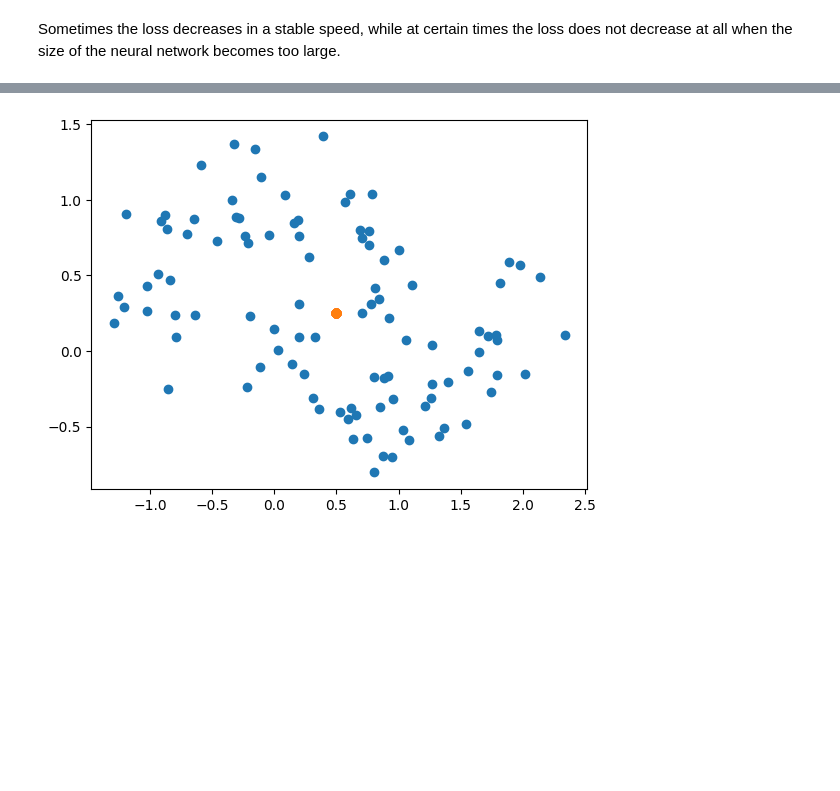
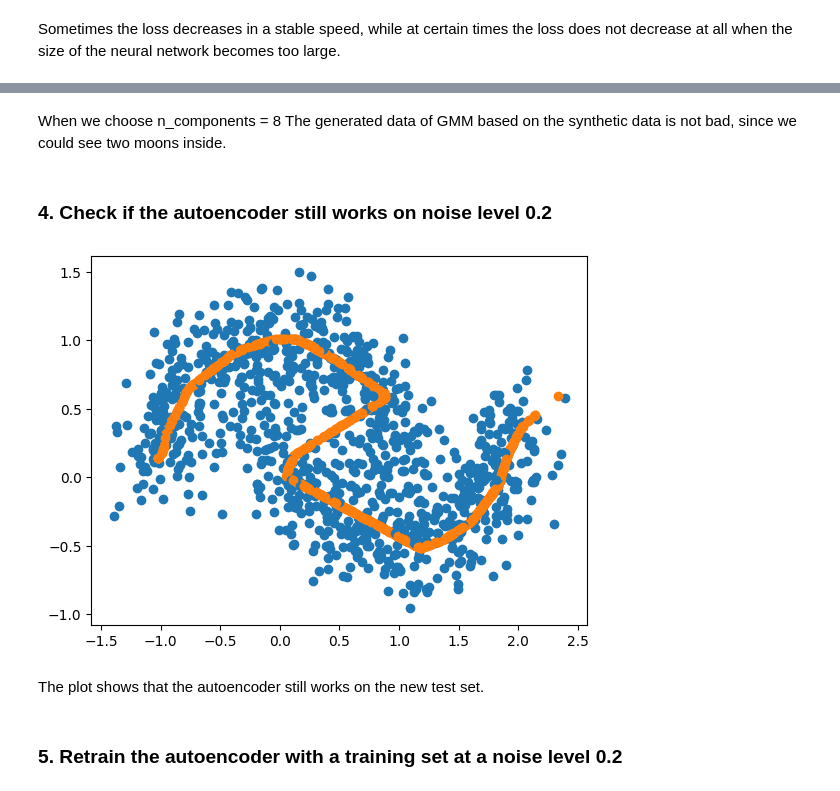
Before and after one commit to Max-Hi/GenNN, a Jupyter notebook: Exercise_2/autoencoders.ipynb, the cells around one changed output, grey strips where cells are left out. Cells and saved outputs as stored; diff of their text form; code cells hidden in the pictures; blank space fills up the shorter version.

```diff
--- a/Exercise_2/autoencoders.ipynb
+++ b/Exercise_2/autoencoders.ipynb
@@ -13,9 +16,6 @@ batch_size = 100
 
 input_size = 2
 bottleneck_size = 1
-hidden_size = 20
-layers = 10
-# satisfactory performance with: hidden size = 20 layers = 10
 # %%
 class Autoencoder(nn.Module):
     def __init__(self, input_size = 2, \
@@ -48,3 +48,18 @@ class Autoencoder(nn.Module):
         x = self.encoder(x)
         x = self.decoder(x)
         return x
+
+    def fit(self, train_loader, epochs = 100):
+        criterion = nn.MSELoss()
+        optimizer = optim.Adam(self.parameters(), lr=0.001)
+        for epoch in range(epochs):
+            running_loss = 0.0
+            for data in train_loader:
+                inputs = data.float()
+                optimizer.zero_grad()
+                outputs = self(inputs)
+                loss = criterion(outputs, inputs)
+                loss.backward()
+                optimizer.step()
+                running_loss += loss.item()
+            # print('Epoch: %d, loss: %.3f' % (epoch + 1, running_loss / len(train_loader)))
@@ -51 +131,6 @@ class Autoencoder(nn.Module):
+# %%
+hidden_size = 20
+layers = 5
+bottleneck_size = 1
+# satisfactory performance with: hidden size = 20 layers = 5
 # %%
@@ -99,7 +192,7 @@ def plot_images(original, reconstructed):
     plt.show()
 # %%
 with torch.no_grad():
-    test_data, _ = make_moons(n_samples=100, noise=0.1)
+    test_data, _ = make_moons(n_samples=1000, noise=0.1)
     test_data = torch.from_numpy(test_data).float()
     recon_data = autoencoder(test_data)
     plot_images(test_data, recon_data)
@@ -137,11 +251,19 @@ sklearn.mixture._gaussian_mixture.GaussianMixture
+# %% [markdown]
+When we choose n_components = 8 The generated data of GMM based on the synthetic data is not bad, since we could see two moons inside.
+# %% [markdown]
+### 4. Check if the autoencoder still works on noise level 0.2
 # %%
 # noise level 0.2
 with torch.no_grad():
-    test_data, _ = make_moons(n_samples=100, noise=0.2)
+    test_data, _ = make_moons(n_samples=1000, noise=0.2)
     test_data = torch.from_numpy(test_data).float()
     recon_data = autoencoder(test_data)
     plot_images(test_data, recon_data)
 # %% [output]
-[figure, old version]
+[figure, new version]
+# %% [markdown]
+The plot shows that the autoencoder still works on the new test set.
+# %% [markdown]
+### 5. Retrain the autoencoder with a training set at a noise level 0.2
 # %%
 # noise level 0.2: retraining
```
Also changed, not shown: parts of 36 cells of this notebook, 1 other file.
